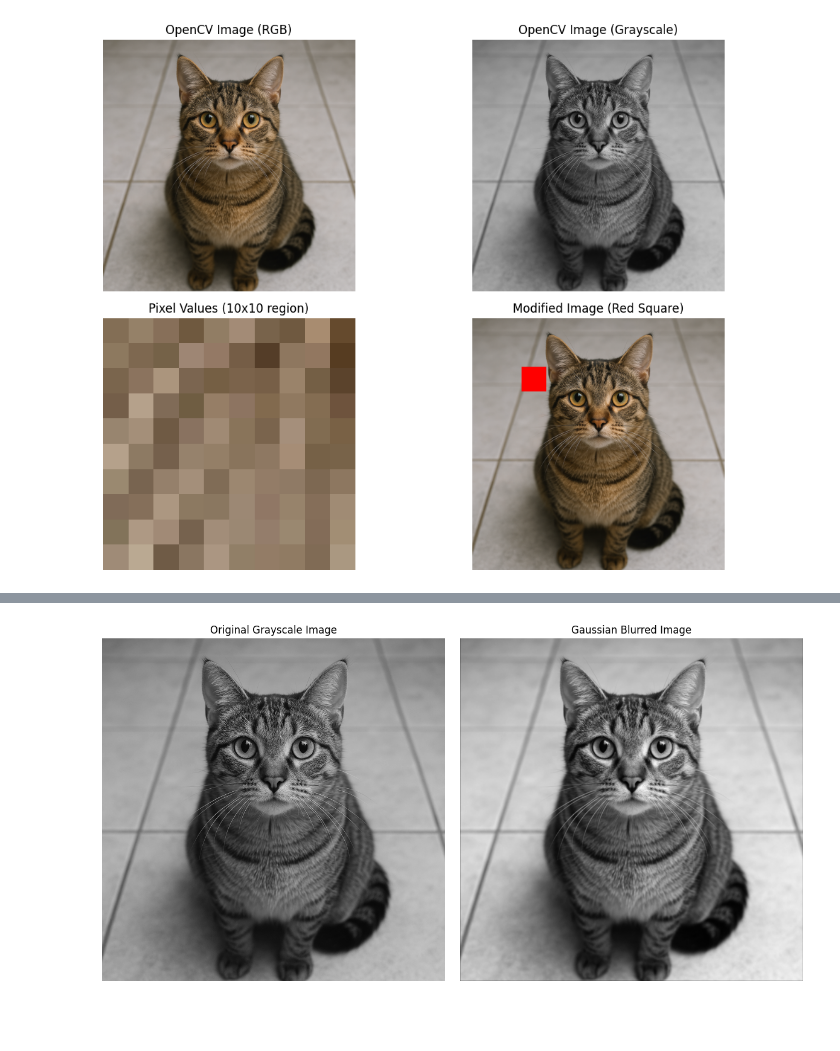
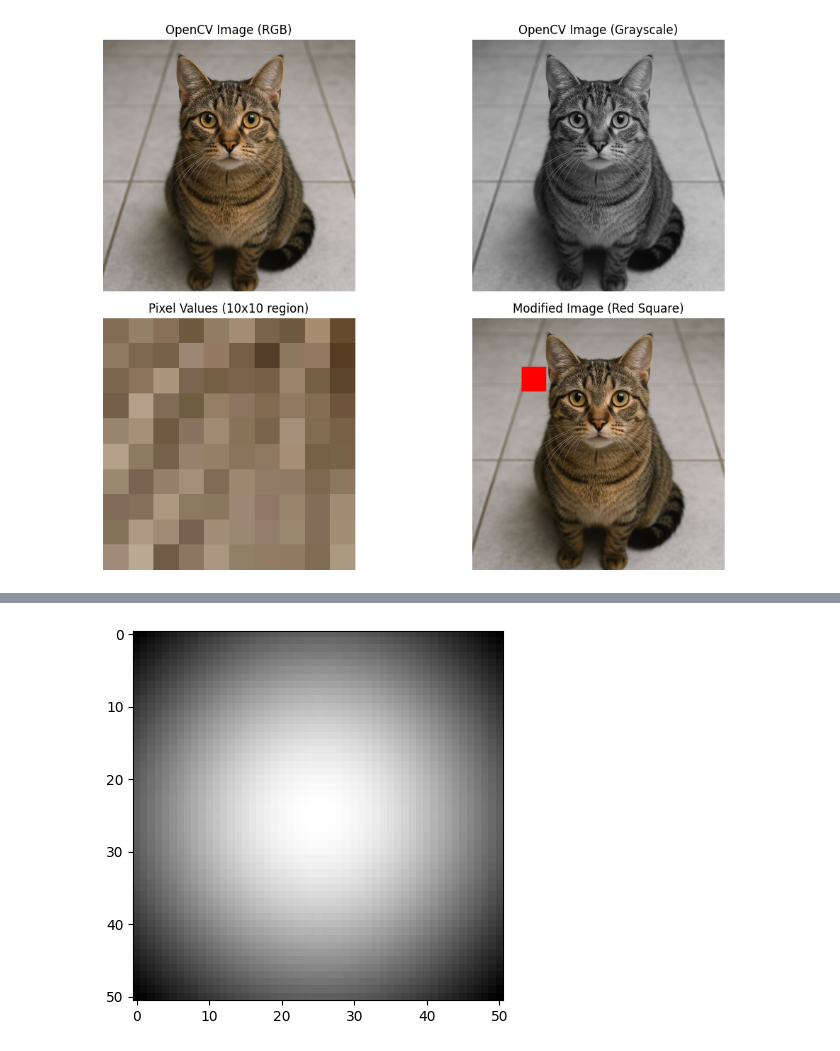
Before and after one commit to SyomaKiss/edu_numpy_pandas_pytorch, a Jupyter notebook: notebooks/image_as_array.ipynb, the cells around one changed output, grey strips where cells are left out. Drawn from its saved outputs; the diff is of its cells as text; code cells hidden in the pictures; blank space fills up the shorter version.

```diff
--- a/notebooks/image_as_array.ipynb
+++ b/notebooks/image_as_array.ipynb
@@ -57,3 +57,10 @@ Image shape: (1024, 1024, 3)
 Image data type: uint8
 Pixel value at (100,100): [145 140 132]
 [figure]
+# %%
+# Apply Gaussian Blur
+# Syntax: cv2.GaussianBlur(src, ksize, sigmaX)
+# ksize is the kernel size, must be odd numbers, e.g., (5, 5)
+size = 101
+blurred = cv2.GaussianBlur(img_cv_rgb, (size, size), 0)
+plt.imshow(blurred)
@@ -111,56 +141,25 @@ def create_gaussian_kernel(size, sigma=1.0):
 # %%
-# Convert the image to grayscale for filtering
-img_gray = cv2.cvtColor(img_cv_rgb, cv2.COLOR_RGB2GRAY)
-
-# Create a simplified Gaussian blur kernel explicitly
-# 5x5 Gaussian kernel with sigma approximately 1.0
-gaussian_filter = np.array([
-    [1, 4, 6, 4, 1],
-    [4, 16, 24, 16, 4],
-    [6, 24, 36, 24, 6],
-    [4, 16, 24, 16, 4],
-    [1, 4, 6, 4, 1]
-]) / 256  # Normalize the kernel (sum = 1)
 # Create a larger 15x15 Gaussian kernel (3 times bigger)
 # This will create a stronger blurring effect
-# gaussian_filter = np.array([
-#     [0, 0, 0, 0, 0, 0, 1, 1, 1, 0, 0, 0, 0, 0, 0],
-#     [0, 0, 0, 1, 1, 2, 3, 3, 3, 2, 1, 1, 0, 0, 0],
-#     [0, 0, 1, 2, 3, 5, 6, 7, 6, 5, 3, 2, 1, 0, 0],
-#     [0, 1, 2, 4, 6, 8, 10, 11, 10, 8, 6, 4, 2, 1, 0],
-#     [0, 1, 3, 6, 9, 12, 15, 16, 15, 12, 9, 6, 3, 1, 0],
-#     [0, 2, 5, 8, 12, 16, 20, 21, 20, 16, 12, 8, 5, 2, 0],
-#     [1, 3, 6, 10, 15, 20, 24, 26, 24, 20, 15, 10, 6, 3, 1],
-#     [1, 3, 7, 11, 16, 21, 26, 28, 26, 21, 16, 11, 7, 3, 1],
-#     [1, 3, 6, 10, 15, 20, 24, 26, 24, 20, 15, 10, 6, 3, 1],
-#     [0, 2, 5, 8, 12, 16, 20, 21, 20, 16, 12, 8, 5, 2, 0],
-#     [0, 1, 3, 6, 9, 12, 15, 16, 15, 12, 9, 6, 3, 1, 0],
-#     [0, 1, 2, 4, 6, 8, 10, 11, 10, 8, 6, 4, 2, 1, 0],
-#     [0, 0, 1, 2, 3, 5, 6, 7, 6, 5, 3, 2, 1, 0, 0],
-#     [0, 0, 0, 1, 1, 2, 3, 3, 3, 2, 1, 1, 0, 0, 0],
-#     [0, 0, 0, 0, 0, 0, 1, 1, 1, 0, 0, 0, 0, 0, 0]
-# ]) / 833  # Normalize the kernel (sum = 1)
+gaussian_filter = np.array([
+    [0, 0, 0, 0, 0, 0, 1, 1, 1, 0, 0, 0, 0, 0, 0],
+    [0, 0, 0, 1, 1, 2, 3, 3, 3, 2, 1, 1, 0, 0, 0],
+    [0, 0, 1, 2, 3, 5, 6, 7, 6, 5, 3, 2, 1, 0, 0],
+    [0, 1, 2, 4, 6, 8, 10, 11, 10, 8, 6, 4, 2, 1, 0],
+    [0, 1, 3, 6, 9, 12, 15, 16, 15, 12, 9, 6, 3, 1, 0],
+    [0, 2, 5, 8, 12, 16, 20, 21, 20, 16, 12, 8, 5, 2, 0],
+    [1, 3, 6, 10, 15, 20, 24, 26, 24, 20, 15, 10, 6, 3, 1],
+    [1, 3, 7, 11, 16, 21, 26, 28, 26, 21, 16, 11, 7, 3, 1],
+    [1, 3, 6, 10, 15, 20, 24, 26, 24, 20, 15, 10, 6, 3, 1],
+    [0, 2, 5, 8, 12, 16, 20, 21, 20, 16, 12, 8, 5, 2, 0],
+    [0, 1, 3, 6, 9, 12, 15, 16, 15, 12, 9, 6, 3, 1, 0],
+    [0, 1, 2, 4, 6, 8, 10, 11, 10, 8, 6, 4, 2, 1, 0],
+    [0, 0, 1, 2, 3, 5, 6, 7, 6, 5, 3, 2, 1, 0, 0],
+    [0, 0, 0, 1, 1, 2, 3, 3, 3, 2, 1, 1, 0, 0, 0],
+    [0, 0, 0, 0, 0, 0, 1, 1, 1, 0, 0, 0, 0, 0, 0]
+]) / 833  # Normalize the kernel (sum = 1)
 
-# gaussian_filter = create_gaussian_kernel(50, 25)
-# Apply the Gaussian filter to the grayscale image
-blurred_img = apply_filter(img_gray, gaussian_filter)
-
-# Normalize the output for display
-blurred_img_normalized = (blurred_img - blurred_img.min()) / (blurred_img.max() - blurred_img.min())
-
-# Plot the original grayscale and the blurred image
-plt.figure(figsize=(12, 6))
-
-plt.subplot(1, 2, 1)
-plt.title('Original Grayscale Image')
-plt.imshow(img_gray, cmap='gray')
-plt.axis('off')
-
-plt.subplot(1, 2, 2)
-plt.title('Gaussian Blurred Image')
-plt.imshow(blurred_img_normalized, cmap='gray')
-plt.axis('off')
-
-plt.tight_layout()
-plt.show()
+gaussian_filter = create_gaussian_kernel(50, 25)
+gaussian_filter.max(), gaussian_filter.min()
+plt.imshow(gaussian_filter, cmap='gray')
 # %% [output]
@@ -167 +167 @@ plt.show()
-[figure, old version]
+[figure, new version]
```
Also changed, not shown: parts of 11 cells of this notebook, 2 other files.
